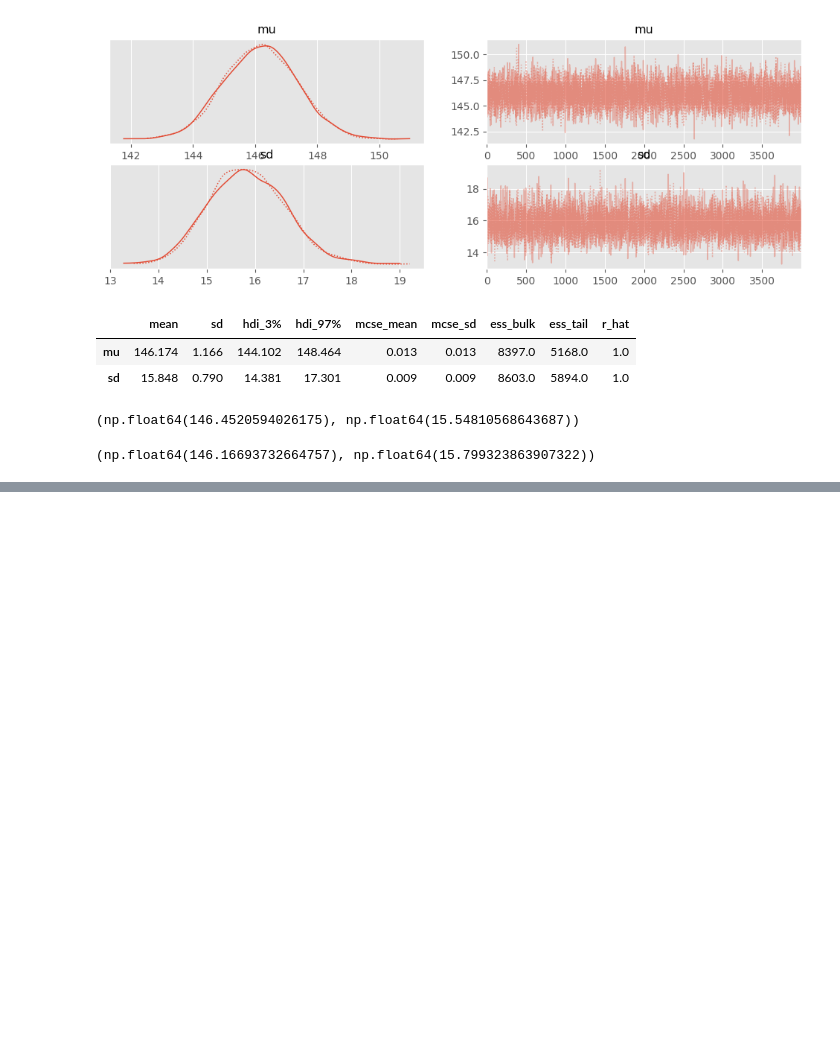
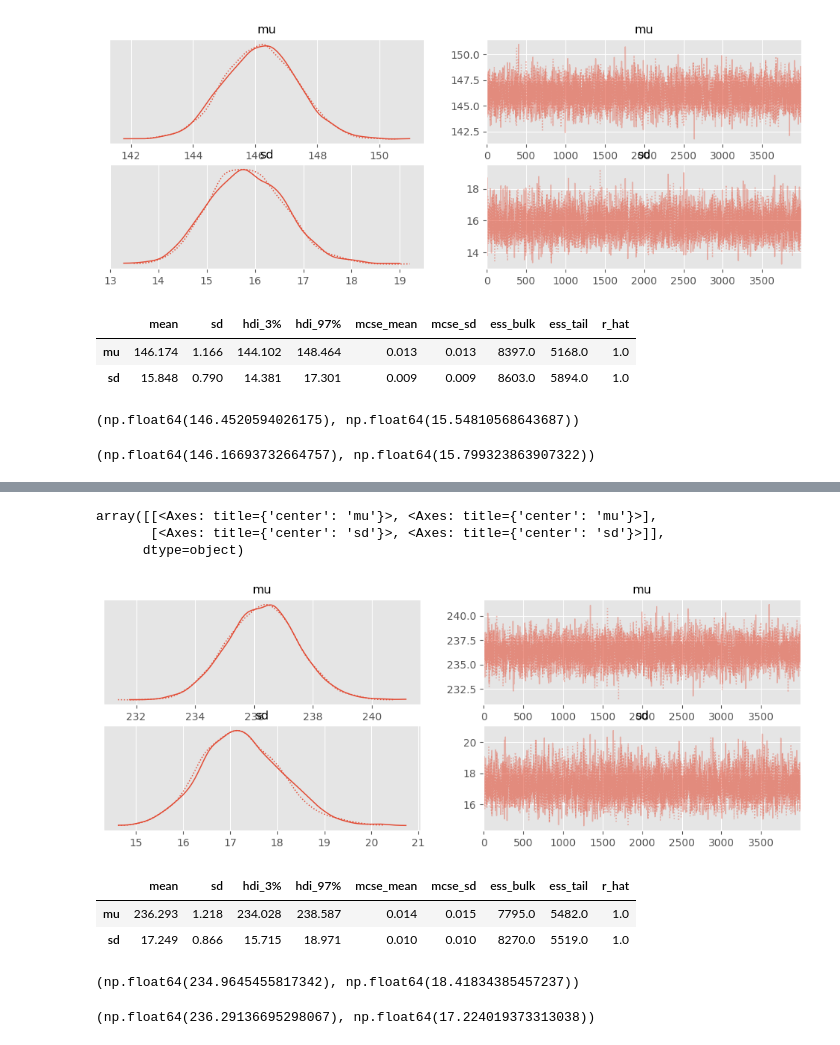
Before and after one commit to fadeeva/probabilistic, a Jupyter notebook: pymc/003_incomplete_data.ipynb, the cells around one changed output, grey strips where cells are left out. Saved outputs shown, nothing was run; the diff lists cells and outputs as text; code cells hidden in the pictures; blank space fills up the shorter version.

```diff
--- a/pymc/003_incomplete_data.ipynb
+++ b/pymc/003_incomplete_data.ipynb
@@ -86,0 +138,9 @@ aapl_m.mean(), aapl_m.std()
+# %%
+with pm.Model() as model_mcd:
+    mu = pm.Uniform('mu', lower=0, upper=500)
+    sd = pm.HalfNormal('sd', sigma=10)
+    y = pm.Normal('y', mu=mu, sigma=sd, observed=mcd_m)
+    trace_mcd = pm.sample(4_000)
+
+az.plot_trace(trace_mcd)
+# %% [output]
@@ -86,0 +149,18 @@ aapl_m.mean(), aapl_m.std()
+array([[<Axes: title={'center': 'mu'}>, <Axes: title={'center': 'mu'}>],
+       [<Axes: title={'center': 'sd'}>, <Axes: title={'center': 'sd'}>]],
+      dtype=object)
+[figure, added]
+# %%
+az.summary(trace_mcd)
+# %% [output]
+|  | mean | sd | hdi_3% | hdi_97% | mcse_mean | mcse_sd | ess_bulk | ess_tail | r_hat |
+| mu | 236.293 | 1.218 | 234.028 | 238.587 | 0.014 | 0.015 | 7795.0 | 5482.0 | 1.0 |
+| sd | 17.249 | 0.866 | 15.715 | 18.971 | 0.010 | 0.010 | 8270.0 | 5519.0 | 1.0 |
+# %%
+mcd.mean(), mcd.std()
+# %% [output]
+(np.float64(234.9645455817342), np.float64(18.41834385457237))
+# %%
+mcd_m.mean(), mcd_m.std()
+# %% [output]
+(np.float64(236.29136695298067), np.float64(17.224019373313038))
```
Also changed, not shown: parts of 9 cells of this notebook.
